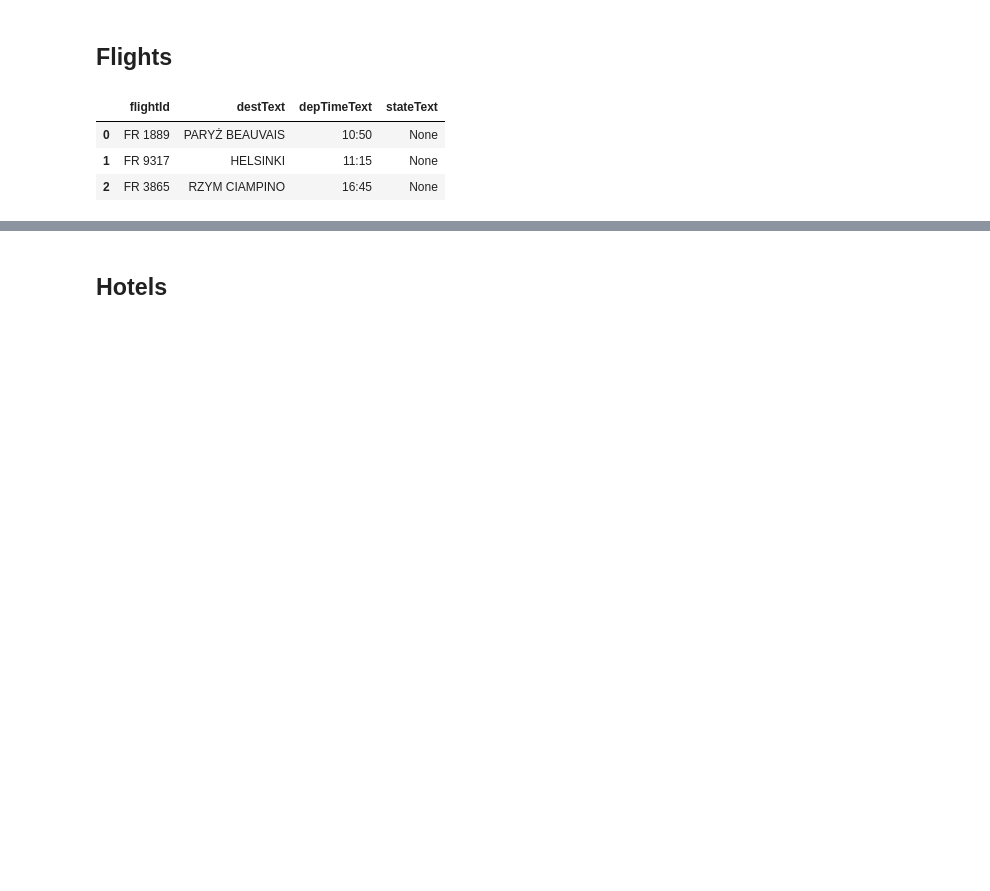
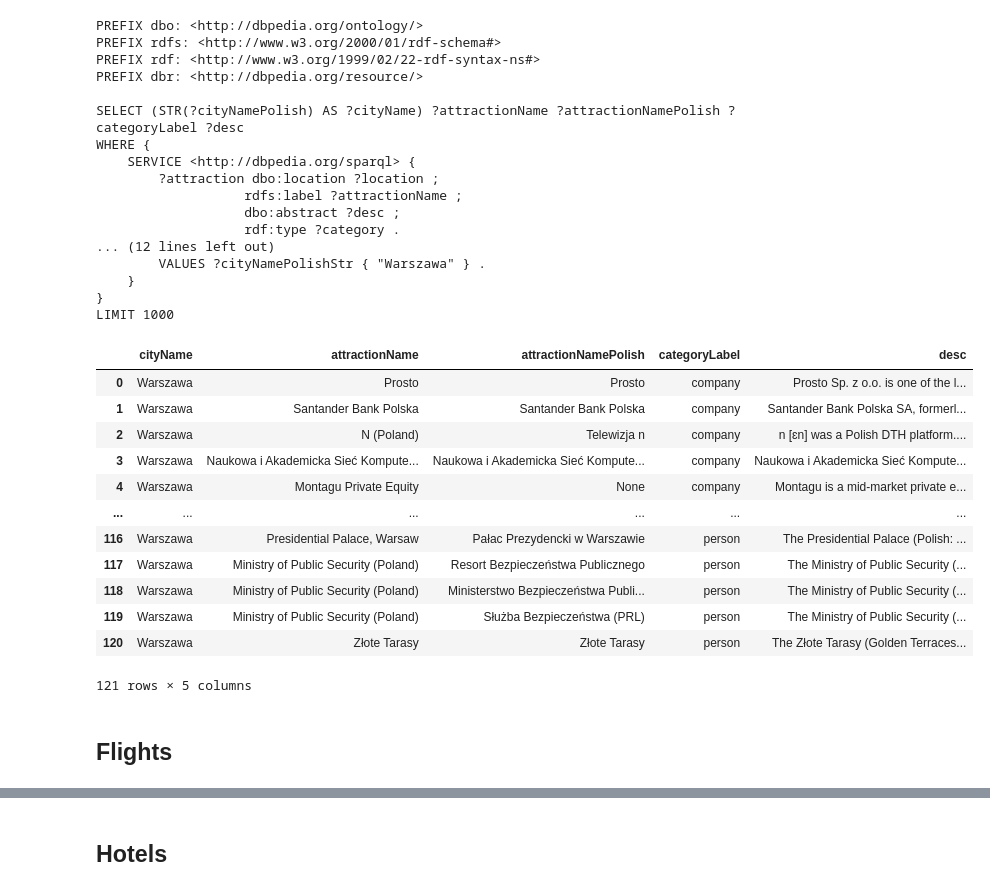
Before and after one commit to izabelatelejko/2024Z-KG-Project, a Jupyter notebook: sparql_flights.ipynb, the cells around one changed output, grey strips where cells are left out. Saved outputs shown, nothing was run; the diff lists cells and outputs as text; code cells hidden in the pictures; blank space fills up the shorter version.

Commit message:
add template for attractions

```diff
--- a/sparql_flights.ipynb
+++ b/sparql_flights.ipynb
@@ -3,9 +3,35 @@ from utils import get_flights, get_hotels, get_flights_with_hotels, get_flights_
+# %%
+get_attractions_for_city("Warszawa")
+# %% [output]
+PREFIX dbo: <http://dbpedia.org/ontology/>
+PREFIX rdfs: <http://www.w3.org/2000/01/rdf-schema#>
+PREFIX rdf: <http://www.w3.org/1999/02/22-rdf-syntax-ns#>
+PREFIX dbr: <http://dbpedia.org/resource/>
+
+SELECT (STR(?cityNamePolish) AS ?cityName) ?attractionName ?attractionNamePolish ?categoryLabel ?desc
+WHERE {
+    SERVICE <http://dbpedia.org/sparql> {
+        ?attraction dbo:location ?location ;
+                   rdfs:label ?attractionName ;
+                   dbo:abstract ?desc ;
+                   rdf:type ?category .
+... (12 lines left out)
+        VALUES ?cityNamePolishStr { "Warszawa" } .
+    }
+}
+LIMIT 1000
+|  | cityName | attractionName | attractionNamePolish | categoryLabel | desc |
+| 0 | Warszawa | Prosto | Prosto | company | Prosto Sp. z o.o. is one of the l... |
+| 1 | Warszawa | Santander Bank Polska | Santander Bank Polska | company | Santander Bank Polska SA, formerl... |
+| 2 | Warszawa | N (Poland) | Telewizja n | company | n [ɛn] was a Polish DTH platform.... |
+| 3 | Warszawa | Naukowa i Akademicka Sieć Kompute... | Naukowa i Akademicka Sieć Kompute... | company | Naukowa i Akademicka Sieć Kompute... |
+| 4 | Warszawa | Montagu Private Equity | None | company | Montagu is a mid-market private e... |
+| ... | ... | ... | ... | ... | ... |
+| 116 | Warszawa | Presidential Palace, Warsaw | Pałac Prezydencki w Warszawie | person | The Presidential Palace (Polish: ... |
+| 117 | Warszawa | Ministry of Public Security (Poland) | Resort Bezpieczeństwa Publicznego | person | The Ministry of Public Security (... |
+| 118 | Warszawa | Ministry of Public Security (Poland) | Ministerstwo Bezpieczeństwa Publi... | person | The Ministry of Public Security (... |
+| 119 | Warszawa | Ministry of Public Security (Poland) | Służba Bezpieczeństwa (PRL) | person | The Ministry of Public Security (... |
+| 120 | Warszawa | Złote Tarasy | Złote Tarasy | person | The Złote Tarasy (Golden Terraces... |
+121 rows × 5 columns
 # %% [markdown]
 ## Flights
-# %%
-get_flights()
-# %% [output]
-|  | flightId | destText | depTimeText | stateText |
-| 0 | FR 1889 | PARYŻ BEAUVAIS | 10:50 | None |
-| 1 | FR 9317 | HELSINKI | 11:15 | None |
-| 2 | FR 3865 | RZYM CIAMPINO | 16:45 | None |
```
Also changed, not shown: parts of 8 cells of this notebook, 2 other files.
